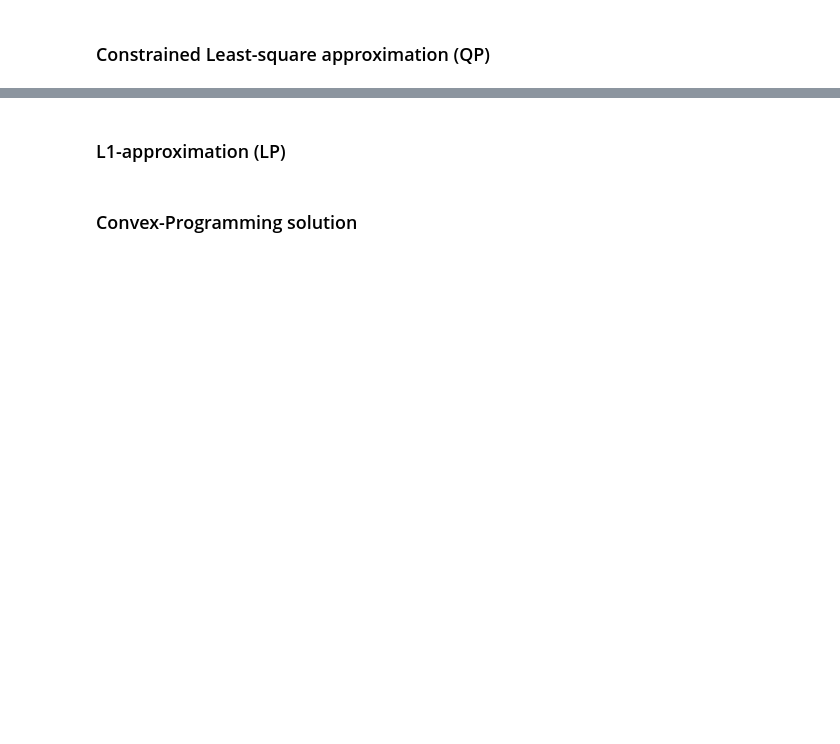
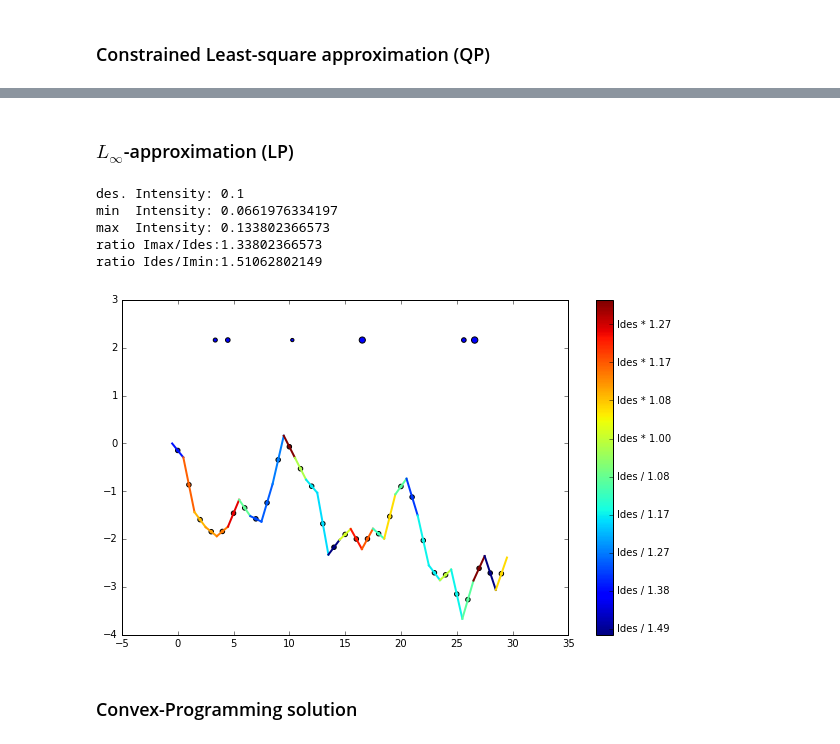
Before and after one commit to tim-pl-m/convex_lecture_notebook, a Jupyter notebook: lamps_solution.ipynb, the cells around one changed output, grey strips where cells are left out. Cells and saved outputs as stored; diff of their text form; code cells hidden in the pictures; blank space fills up the shorter version.

```diff
--- a/lamps_solution.ipynb
+++ b/lamps_solution.ipynb
@@ -169,3 +215,3 @@ visualize_sol(p_lsq)
 # %% [markdown]
-### L1-approximation (LP)
+### $L_\infty$-approximation (LP)
 # %%
@@ -185,5 +232,28 @@ p_l1 = p.value
+# %%
+#variant 2
+import picos as pic
+P = pic.Problem()
+p = P.add_variable('p',M)
+
+#TODO
+P.add_constraint(p >= 0)
+P.add_constraint(p <= pmax)
+t = P.add_variable('t',1)
+P.add_constraint(A*p-Ides <= t)
+P.add_constraint(A*p-Ides >= -t)
+P.minimize(t,verbose=False)
+#TODOend
+
+p_linf = p.value
 # %%
-visualize_sol(p_l1)
+visualize_sol(p_linf)
+# %% [output]
+des. Intensity: 0.1
+min  Intensity: 0.0661976334197
+max  Intensity: 0.133802366573
+ratio Imax/Ides:1.33802366573
+ratio Ides/Imin:1.51062802149
+[figure, added]
 # %% [markdown]
 ### Convex-Programming solution
 # %%
```
Also changed, not shown: parts of 8 cells of this notebook, 1 other file.
